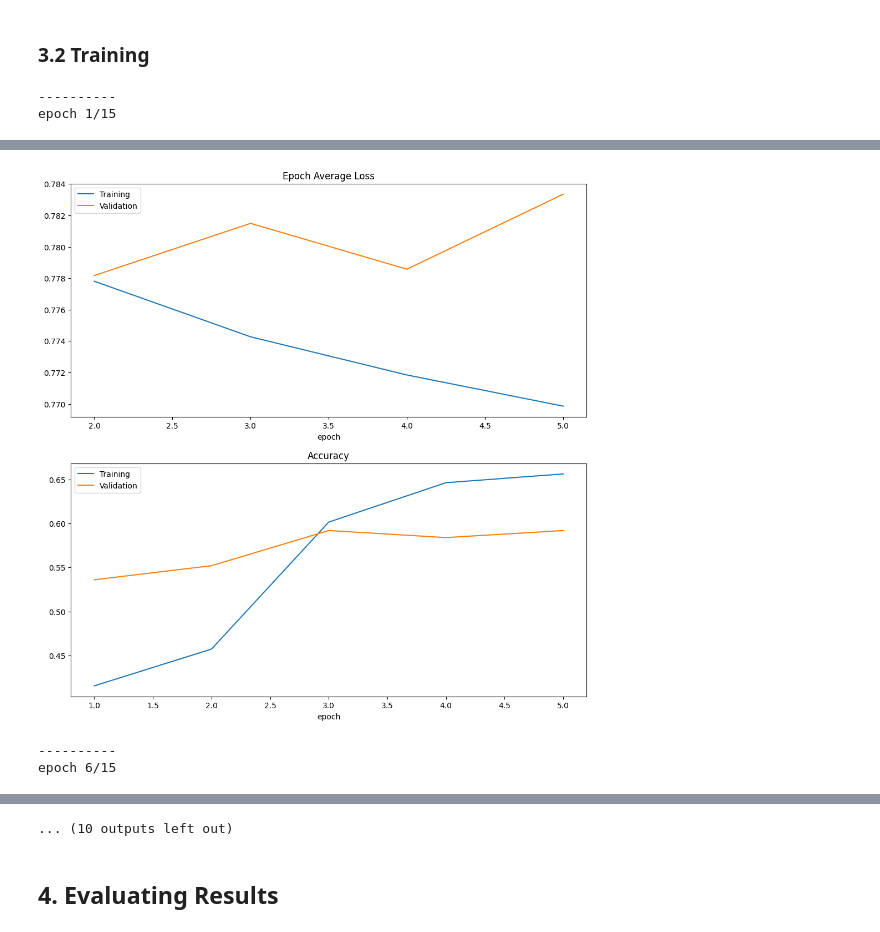
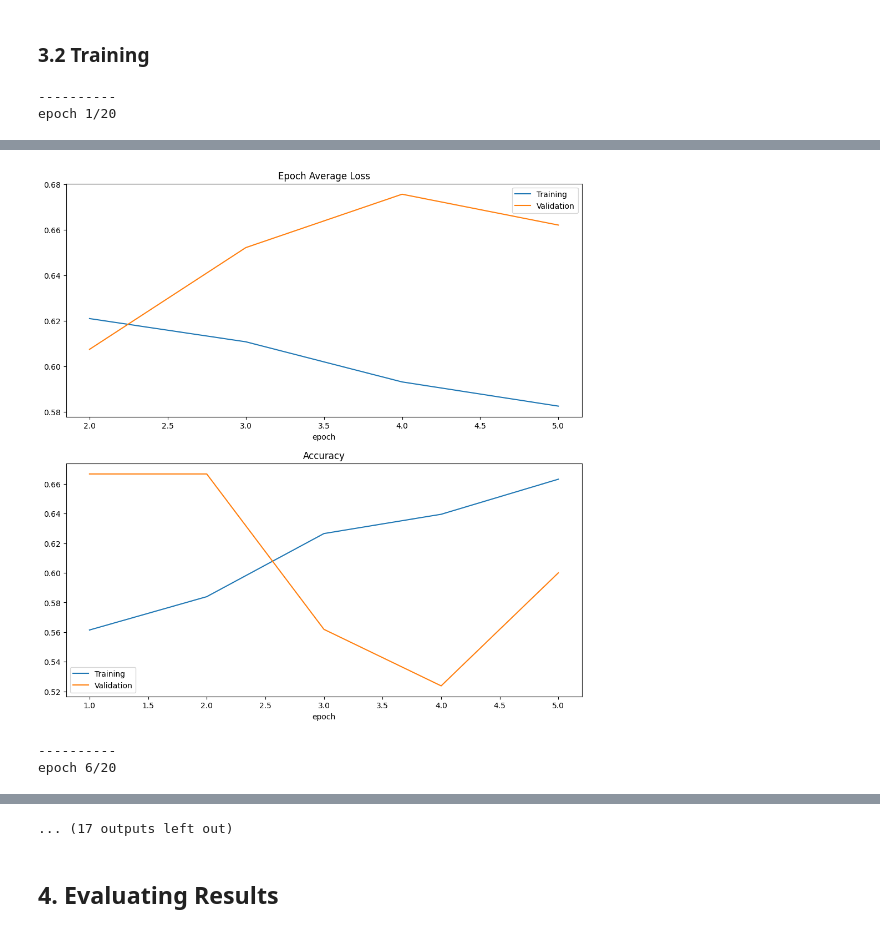
Before and after one commit to rizvi-ha/mgmt-classifier, a Jupyter notebook: TrainModel.ipynb, the cells around one changed output, grey strips where cells are left out. Cells and saved outputs as stored; diff of their text form; code cells hidden in the pictures.

```diff
--- a/TrainModel.ipynb
+++ b/TrainModel.ipynb
@@ -116,7 +110,7 @@ val_transforms = Compose(
 # %% [markdown]
 #### 2.1.2 Test the Transforms
 # %%
-val_files = dictionary_valid[:10]
+val_files = dictionary_train[:10]
 
 check_ds = Dataset(data=val_files, transform=train_transforms)
 check_DataLoader = DataLoader(check_ds, batch_size=1, shuffle=False)
@@ -126,17 +120,14 @@ step = 1350
 print('here1')
 for item in check_DataLoader:
     print('here2')
-    input_images,  label, path = item["Flair_Image"], item["MGMT"], item["Flair_Path"]
+    input_images,  label= item["t1c"], item["MGMT"]
     print('here3')
-    try:
+    if True:
         print(f"{step} - input_images shape: {input_images.shape}")
-        print(f"Path - {path}")
         plt.title("Image")
         plt.axis('off')
-        plt.imshow(np.squeeze(input_images[0,0,:,:,64]), cmap="gray")
+        plt.imshow(np.squeeze(input_images[0,0,:,:,24]), cmap="gray")
         plt.show()
-    except:
-        print(' ERROR !!!!!!!!!!!!!!!!!!!!!!!!!!!!!!!!!!!!!!!!!!!!!!!!!!!')
     step += 1
 now = time()
 print("It has been {0} seconds since the loop started".format(now - program_starts))
@@ -146,13 +164,13 @@ print("It has been {0} seconds since the loop started".format(now - program_star
 print(os.cpu_count())
 
 train_ds = CacheDataset(data=dictionary_train, transform=train_transforms, cache_num=1024, num_workers=os.cpu_count())
-train_loader = DataLoader(train_ds, batch_size=4, shuffle=True, num_workers=os.cpu_count())
+train_loader = DataLoader(train_ds, batch_size=32, shuffle=True, num_workers=os.cpu_count())
 
 valid_ds = CacheDataset(data=dictionary_valid, transform=val_transforms, cache_num=1024, num_workers=os.cpu_count())
-valid_loader = DataLoader(valid_ds, batch_size=4, shuffle=False, num_workers=os.cpu_count())
+valid_loader = DataLoader(valid_ds, batch_size=32, shuffle=False, num_workers=os.cpu_count())
 
 test_ds = CacheDataset(data=dictionary_test, transform=val_transforms, cache_num=1024, num_workers=os.cpu_count())
-test_loader = DataLoader(test_ds, batch_size=4, shuffle=False, num_workers=os.cpu_count())
+test_loader = DataLoader(test_ds, batch_size=32, shuffle=False, num_workers=os.cpu_count())
 # %% [output]
 20
 # %% [markdown]
@@ -164,9 +182,9 @@ test_loader = DataLoader(test_ds, batch_size=4, shuffle=False, num_workers=os.cp
 device = torch.device("cuda" if torch.cuda.is_available() else "cpu")
 print(device)
 
-model = monai.networks.nets.DenseNet201(
+model = monai.networks.nets.DenseNet121(
     spatial_dims=3,
-    in_channels=1,
+    in_channels=3,
     out_channels=1,
 )
 
@@ -176,13 +194,13 @@ if torch.cuda.device_count() > 1:
     model = torch.nn.DataParallel(model)
 model.to(device)
 
-# There's more negative in our train set than positive, so weigh the positive higher in loss function
-loss_weights = torch.tensor([1.3]).to(device)
+# There's more positive in our train set than negative, so weigh the negative higher in loss function
+loss_weights = torch.tensor([0.88]).to(device)
 loss_function = torch.nn.BCEWithLogitsLoss(pos_weight=loss_weights)
 
 
 
-optimizer = torch.optim.Adam(model.parameters(), 1e-6)
+optimizer = torch.optim.Adam(model.parameters(), 4e-5)
 # %% [output]
 cuda
 Let's use 4 GPUs!
@@ -239,7 +257,7 @@ val_acc = []
 train_acc = []
 val_acc = []
 
-num_epochs = 10
+num_epochs = 20
 
 torch.cuda.empty_cache()
 
@@ -260,7 +278,8 @@ for epoch in range(num_epochs):
         # iterate through train_loader batches
         for i, batch_data in enumerate(pbar):
             step += 1
-            image, labels = batch_data["Flair_Image"].to(device, dtype=torch.float), torch.from_numpy(np.asarray(batch_data["MGMT"]).astype('int64')).to(device).unsqueeze(1).float()
+            image = torch.cat((batch_data["t1c"].to(device, dtype=torch.float), batch_data["t2"].to(device, dtype=torch.float), batch_data["tmask"].to(device, dtype=torch.float)), dim = 1)
+            labels = torch.from_numpy(np.asarray(batch_data["MGMT"]).astype('int64')).to(device).unsqueeze(1).float()
             optimizer.zero_grad()
             output = model(image)
             loss = loss_function(output, labels)
@@ -299,8 +318,9 @@ for epoch in range(num_epochs):
 
                 # iterate through valid_loader batches
                 for i, val_data in enumerate(valid_loader):
-                    val_flair, val_labels = val_data["Flair_Image"].to(device, dtype=torch.float), torch.from_numpy(np.asarray(val_data["MGMT"]).astype('int64')).to(device)
-                    output = model(val_flair)
+                    val_image = torch.cat((val_data["t1c"].to(device, dtype=torch.float), val_data["t2"].to(device, dtype=torch.float), val_data["tmask"].to(device, dtype=torch.float)), dim=1)
+                    val_labels =  torch.from_numpy(np.asarray(val_data["MGMT"]).astype('int64')).to(device)
+                    output = model(val_image)
                     y_pred = torch.cat([y_pred, output], dim=0)
                     y = torch.cat([y, val_labels], dim=0)
 
@@ -354,5 +374,5 @@ for epoch in range(num_epochs):
 print(f"train completed, best_metric: {best_metric:.4f} at epoch: {best_metric_epoch}")
 # %% [output]
 ----------
-epoch 1/15
+epoch 1/20
 saved new best metric model
@@ -389,3 +407,3 @@ train accuracy: 0.6564 validation accuracy: 0.5920 train loss: 0.7699 validation
-[figure, old version]
+[figure, new version]
 ----------
-epoch 6/15
+epoch 6/20
@@ -419,4 +434,4 @@ epoch 10/15
-... (10 outputs left out)
+... (17 outputs left out)
 # %% [markdown]
 ## 4. Evaluating Results
 # %% [markdown]
```
Also changed, not shown: parts of 9 cells of this notebook, 1 other file.
